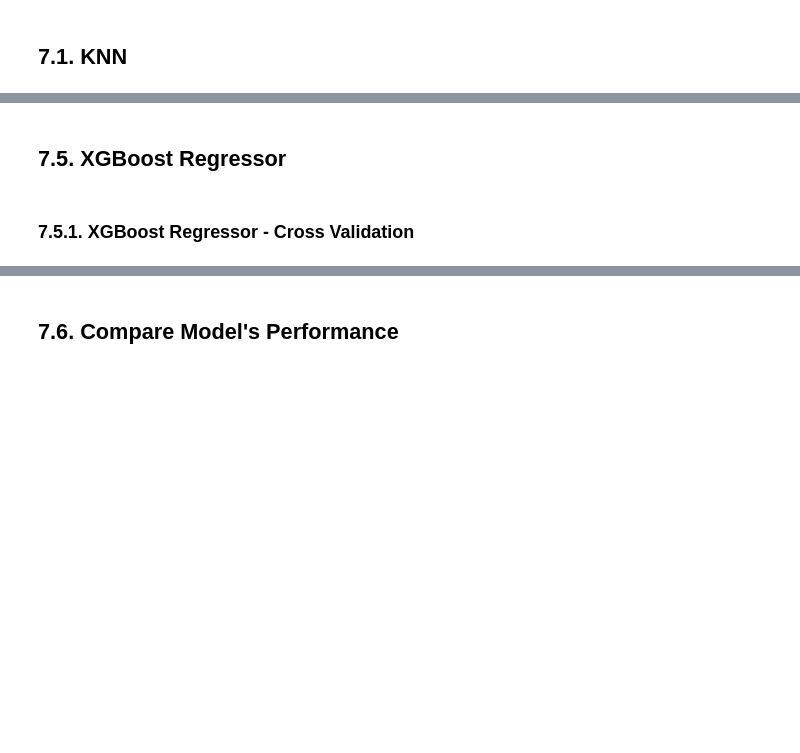
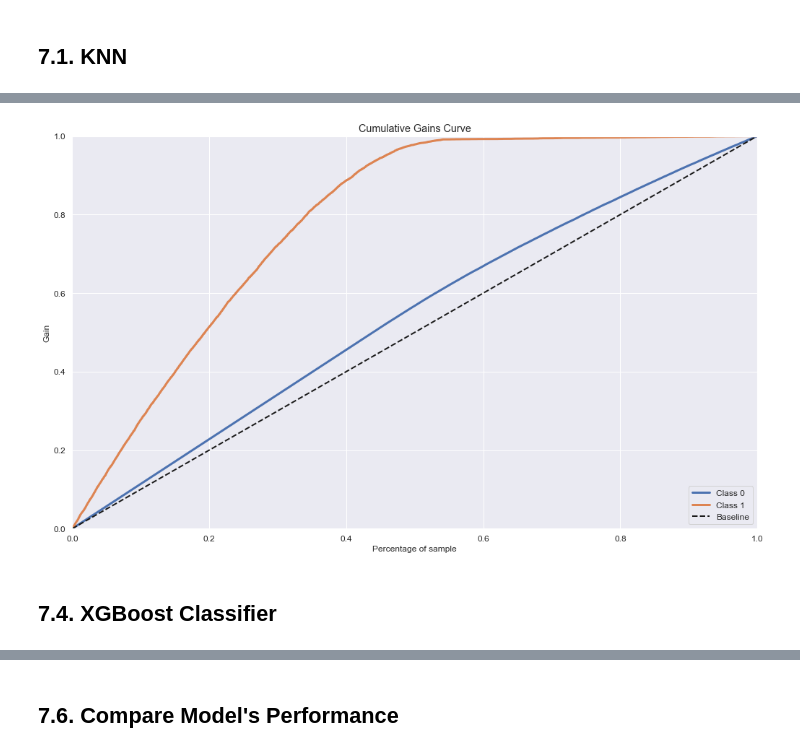
Before and after one commit to ThiagoBorgesLima/health_insurance, a Jupyter notebook: notebooks/mdfl_health_insurance_cross_sell.ipynb, the cells around one changed output, grey strips where cells are left out. Cells and saved outputs as stored; diff of their text form; code cells hidden in the pictures; blank space fills up the shorter version.

```diff
--- a/notebooks/mdfl_health_insurance_cross_sell.ipynb
+++ b/notebooks/mdfl_health_insurance_cross_sell.ipynb
@@ -487,4 +502,16 @@ yhat_knn = knn_model.predict_proba( x_val )
+# %%
+# model
+rf_model = RandomForestClassifier( n_estimators=100, n_jobs=-1, random_state=42 ).fit( x_train, y_train )
+
+# model training
+rf_model.fit( x_train, y_train )
+
+# model_prediction
+yhat_rf = rf_model.predict_proba( x_val )
+
+# Accumulative Gain
+skplt.metrics.plot_cumulative_gain( y_val, yhat_rf);
+# %% [output]
+[figure, added]
 # %% [markdown]
-## 7.5. XGBoost Regressor
+## 7.4. XGBoost Classifier
-# %% [markdown]
-### 7.5.1. XGBoost Regressor - Cross Validation
```
Also changed, not shown: parts of 10 cells of this notebook.
